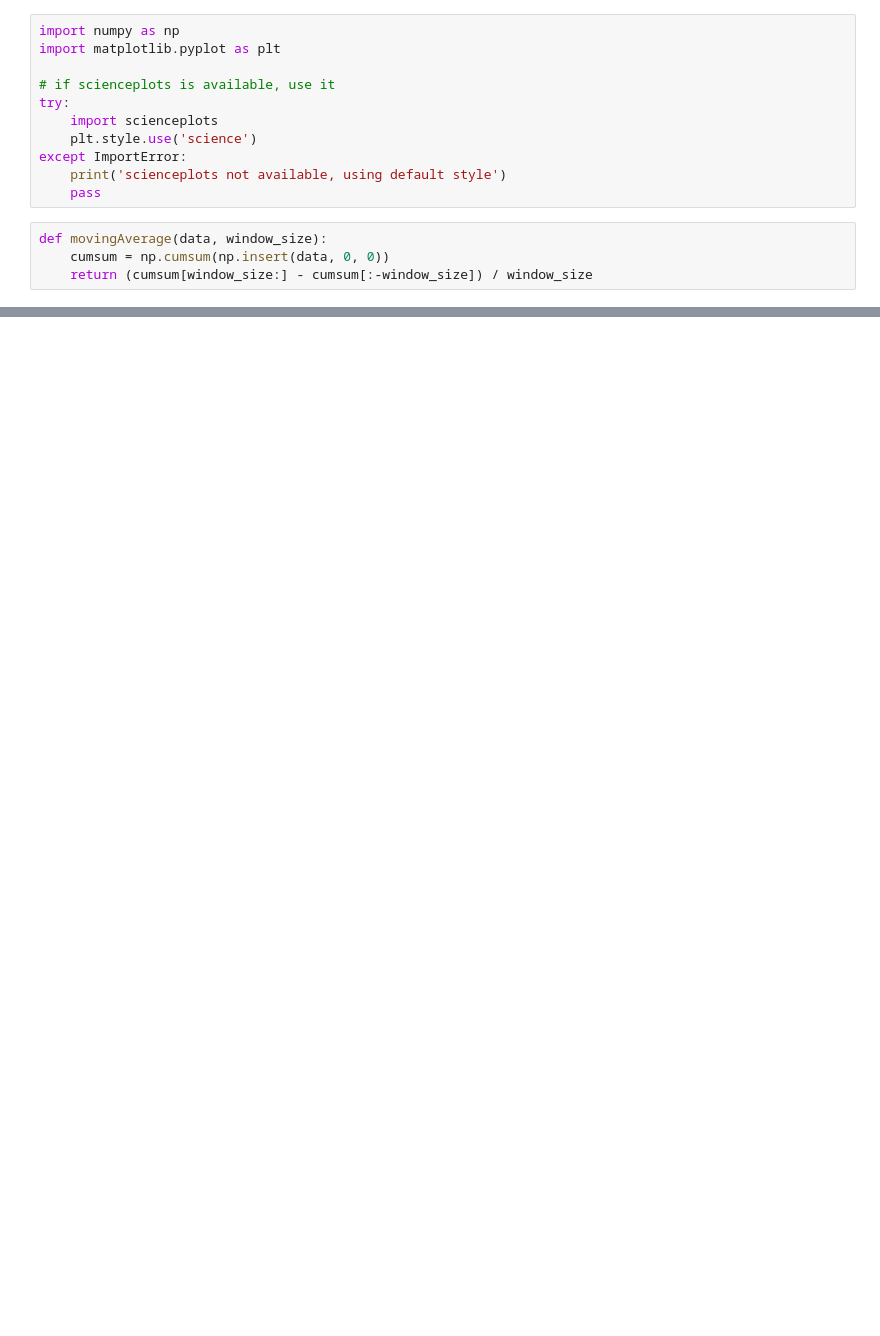
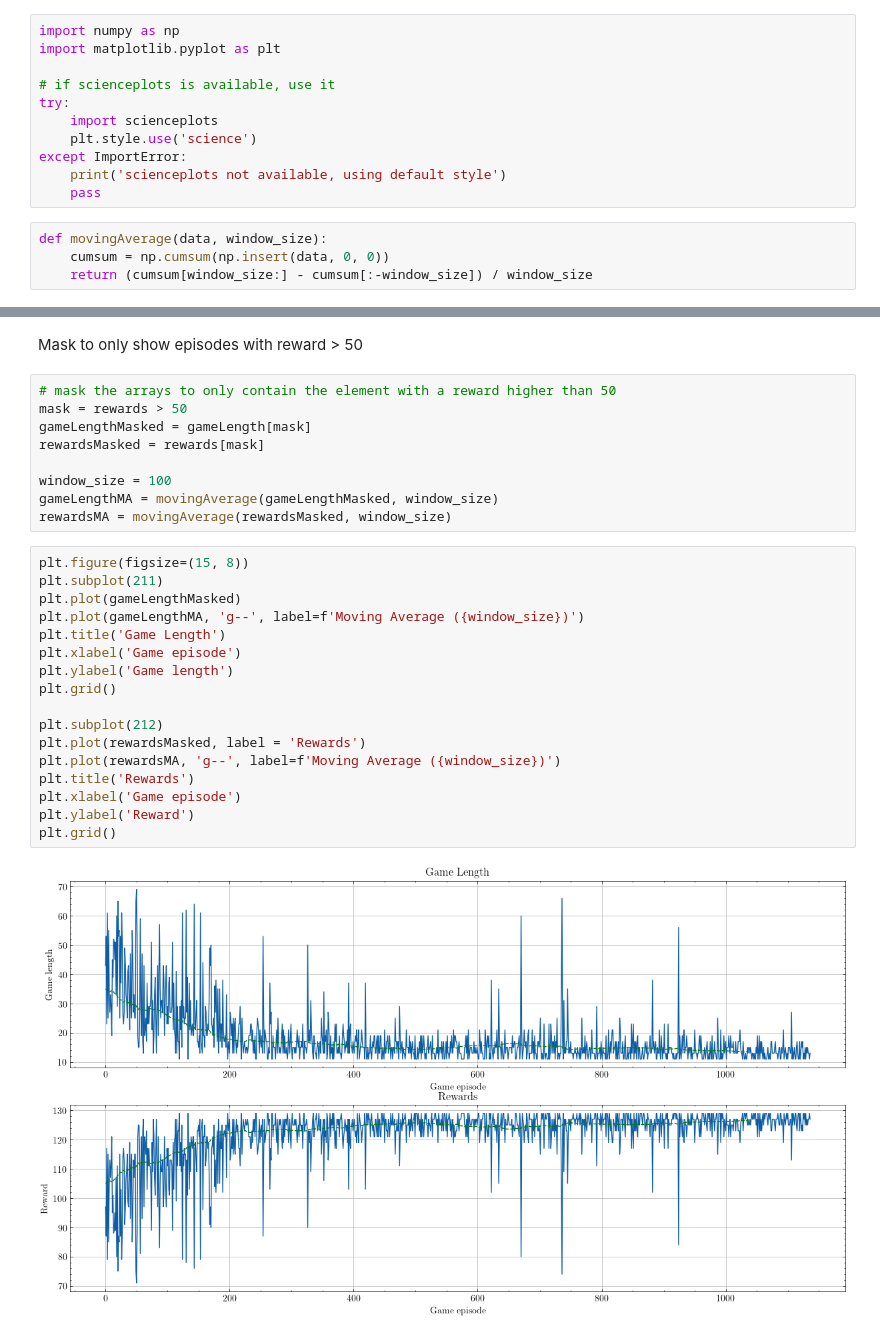
Before and after one commit to LinusKullmyr/Pacman, a Jupyter notebook: Visualize_Logging.ipynb, the cells around one changed output, grey strips where cells are left out. Drawn from its saved outputs; the diff is of its cells as text; blank space fills up the shorter version.

Commit message:
Added a masking to the visualizer, to only show "good" results.

```diff
--- a/Visualize_Logging.ipynb
+++ b/Visualize_Logging.ipynb
@@ -53,0 +54,30 @@ plt.show()
+# %% [markdown]
+Mask to only show episodes with reward > 50
+# %%
+# mask the arrays to only contain the element with a reward higher than 50
+mask = rewards > 50
+gameLengthMasked = gameLength[mask]
+rewardsMasked = rewards[mask]
+
+window_size = 100
+gameLengthMA = movingAverage(gameLengthMasked, window_size)
+rewardsMA = movingAverage(rewardsMasked, window_size)
+# %%
+plt.figure(figsize=(15, 8))
+plt.subplot(211)
+plt.plot(gameLengthMasked)
+plt.plot(gameLengthMA, 'g--', label=f'Moving Average ({window_size})')
+plt.title('Game Length')
+plt.xlabel('Game episode')
+plt.ylabel('Game length')
+plt.grid()
+
+plt.subplot(212)
+plt.plot(rewardsMasked, label = 'Rewards')
+plt.plot(rewardsMA, 'g--', label=f'Moving Average ({window_size})')
+plt.title('Rewards')
+plt.xlabel('Game episode')
+plt.ylabel('Reward')
+plt.grid()
+# %% [output]
+[figure, added]
```
Also changed, not shown: parts of 2 cells of this notebook.
